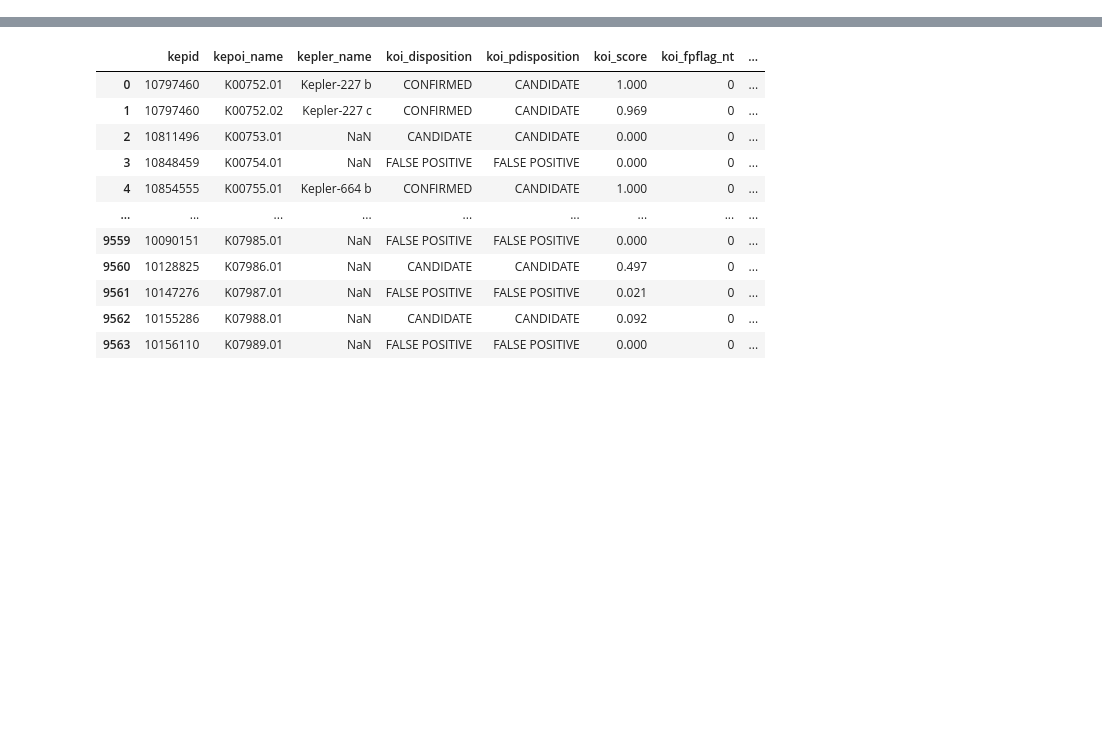
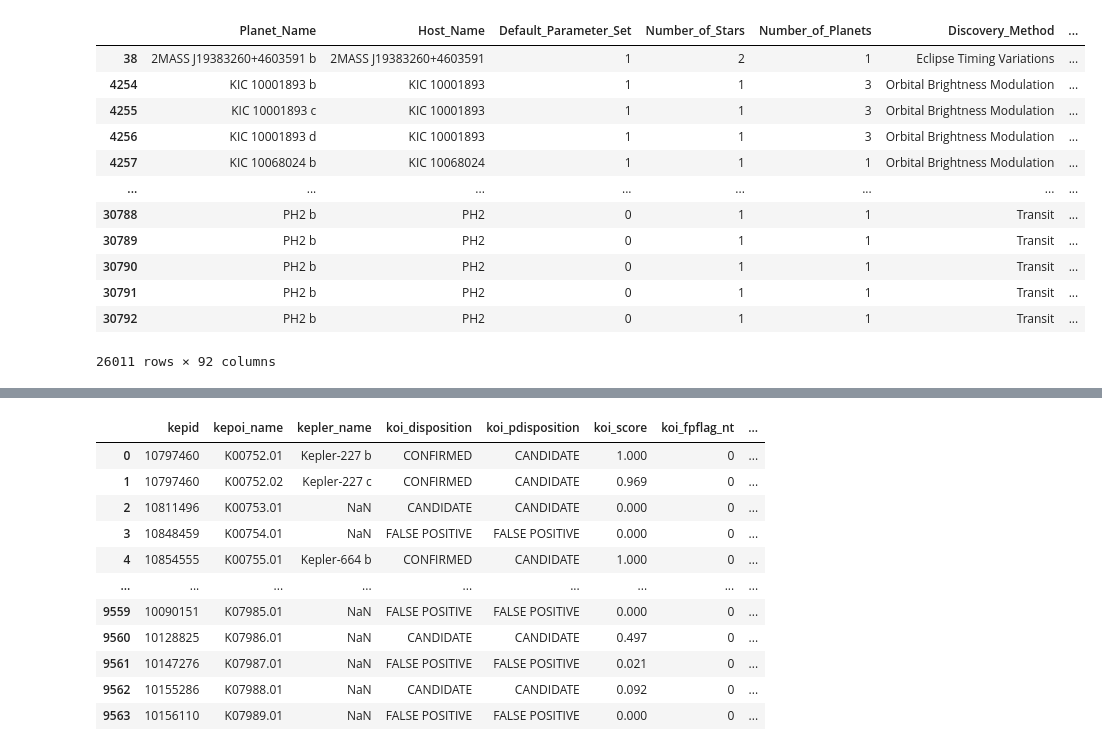
Before and after one commit to LiShanDa2021/exoplanet_detector, a Jupyter notebook: planets_data_exploration.ipynb, the cells around one changed output, grey strips where cells are left out. Cells and saved outputs as stored; diff of their text form; code cells hidden in the pictures; blank space fills up the shorter version.

```diff
--- a/planets_data_exploration.ipynb
+++ b/planets_data_exploration.ipynb
@@ -3,0 +103,17 @@ import os
+# %%
+big_planets_df = big_planets_df.loc[big_planets_df['Discovery_Facility']=='Kepler']
+big_planets_df
+# %% [output]
+|  | Planet_Name | Host_Name | Default_Parameter_Set | Number_of_Stars | Number_of_Planets | Discovery_Method | ... |
+| 38 | 2MASS J19383260+4603591 b | 2MASS J19383260+4603591 | 1 | 2 | 1 | Eclipse Timing Variations | ... |
+| 4254 | KIC 10001893 b | KIC 10001893 | 1 | 1 | 3 | Orbital Brightness Modulation | ... |
+| 4255 | KIC 10001893 c | KIC 10001893 | 1 | 1 | 3 | Orbital Brightness Modulation | ... |
+| 4256 | KIC 10001893 d | KIC 10001893 | 1 | 1 | 3 | Orbital Brightness Modulation | ... |
+| 4257 | KIC 10068024 b | KIC 10068024 | 1 | 1 | 1 | Orbital Brightness Modulation | ... |
+| ... | ... | ... | ... | ... | ... | ... | ... |
+| 30788 | PH2 b | PH2 | 0 | 1 | 1 | Transit | ... |
+| 30789 | PH2 b | PH2 | 0 | 1 | 1 | Transit | ... |
+| 30790 | PH2 b | PH2 | 0 | 1 | 1 | Transit | ... |
+| 30791 | PH2 b | PH2 | 0 | 1 | 1 | Transit | ... |
+| 30792 | PH2 b | PH2 | 0 | 1 | 1 | Transit | ... |
+26011 rows × 92 columns
```
Also changed, not shown: parts of 21 cells of this notebook, 8 other files.
